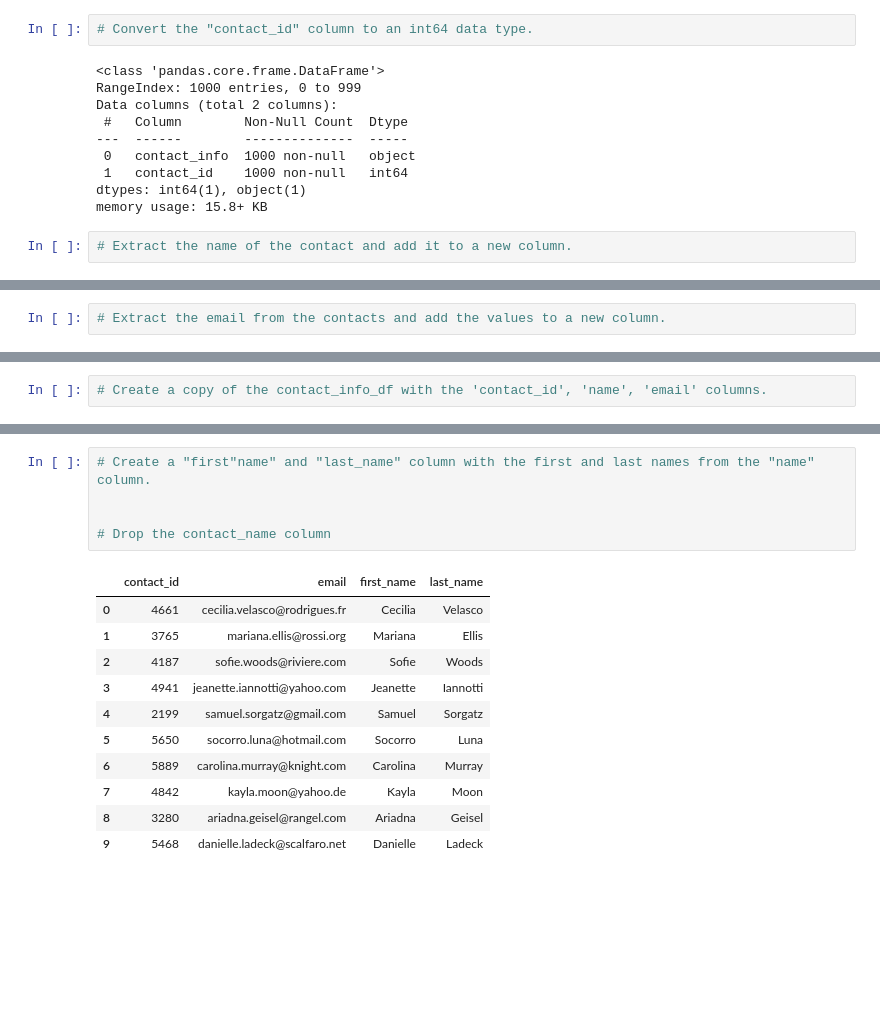
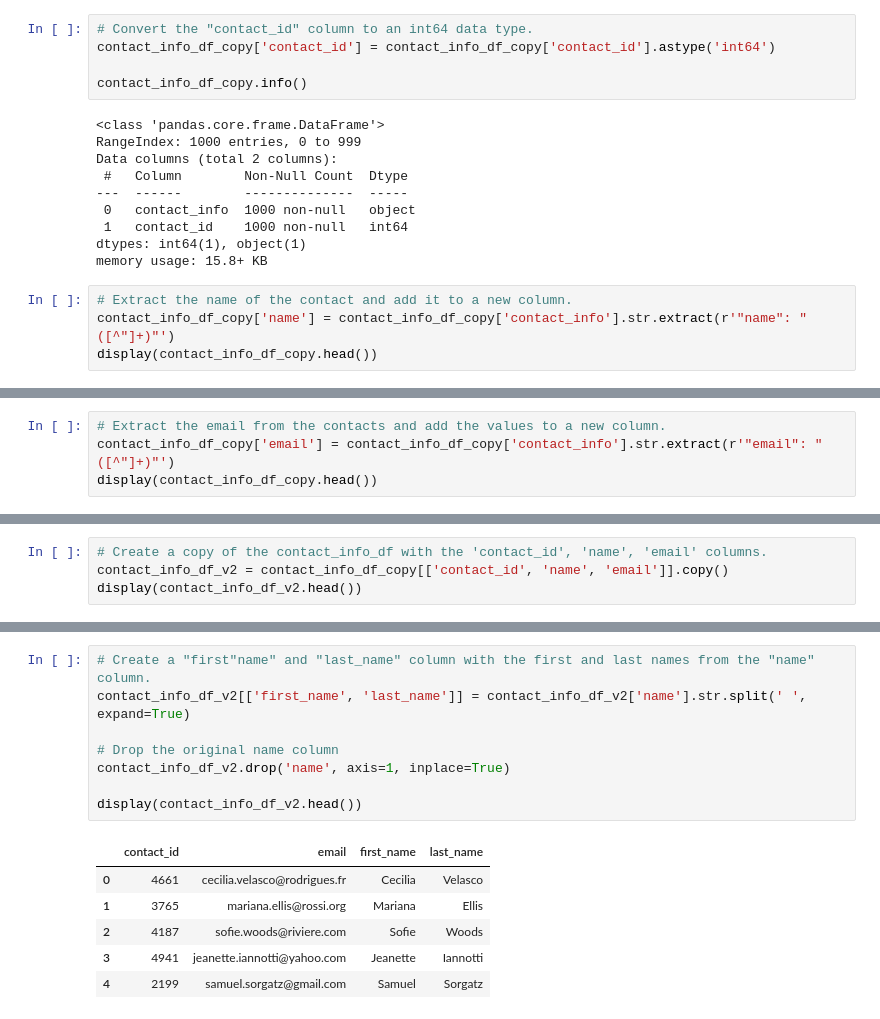
Before and after one commit to oscar-tlacuilo/Crowdfunding_ETL, a Jupyter notebook: ETL_Mini_Project_OTlacuilo_HRivera.ipynb, the cells around one changed output, grey strips where cells are left out. Cells and saved outputs as stored; diff of their text form; blank space fills up the shorter version.

```diff
--- a/ETL_Mini_Project_OTlacuilo_HRivera.ipynb
+++ b/ETL_Mini_Project_OTlacuilo_HRivera.ipynb
@@ -457,6 +484,9 @@ dtypes: object(2)
 memory usage: 15.8+ KB
 # %%
 # Convert the "contact_id" column to an int64 data type.
+contact_info_df_copy['contact_id'] = contact_info_df_copy['contact_id'].astype('int64')
+
+contact_info_df_copy.info()
 # %% [output]
 <class 'pandas.core.frame.DataFrame'>
 RangeIndex: 1000 entries, 0 to 999
@@ -469,6 +499,8 @@ dtypes: int64(1), object(1)
 memory usage: 15.8+ KB
 # %%
 # Extract the name of the contact and add it to a new column.
+contact_info_df_copy['name'] = contact_info_df_copy['contact_info'].str.extract(r'"name": "([^"]+)"')
+display(contact_info_df_copy.head())
 # %% [output]
 |  | contact_info | contact_id | name |
 | 0 | {"contact_id": 4661, "name": "Cec... | 4661 | Cecilia Velasco |
@@ -484,5 +511,7 @@ memory usage: 15.8+ KB
 # %%
 # Extract the email from the contacts and add the values to a new column.
+contact_info_df_copy['email'] = contact_info_df_copy['contact_info'].str.extract(r'"email": "([^"]+)"')
+display(contact_info_df_copy.head())
 # %% [output]
 |  | contact_info | contact_id | name | email |
 | 0 | {"contact_id": 4661, "name": "Cec... | 4661 | Cecilia Velasco | cecilia.velasco@rodrigues.fr |
@@ -498,5 +522,7 @@ memory usage: 15.8+ KB
 # %%
 # Create a copy of the contact_info_df with the 'contact_id', 'name', 'email' columns.
+contact_info_df_v2 = contact_info_df_copy[['contact_id', 'name', 'email']].copy()
+display(contact_info_df_v2.head())
 # %% [output]
 |  | contact_id | name | email |
 | 0 | 4661 | Cecilia Velasco | cecilia.velasco@rodrigues.fr |
@@ -512,19 +533,17 @@ memory usage: 15.8+ KB
 # %%
 # Create a "first"name" and "last_name" column with the first and last names from the "name" column.
+contact_info_df_v2[['first_name', 'last_name']] = contact_info_df_v2['name'].str.split(' ', expand=True)
 
+# Drop the original name column
+contact_info_df_v2.drop('name', axis=1, inplace=True)
 
-# Drop the contact_name column
+display(contact_info_df_v2.head())
 # %% [output]
 |  | contact_id | email | first_name | last_name |
 | 0 | 4661 | cecilia.velasco@rodrigues.fr | Cecilia | Velasco |
 | 1 | 3765 | mariana.ellis@rossi.org | Mariana | Ellis |
 | 2 | 4187 | sofie.woods@riviere.com | Sofie | Woods |
 | 3 | 4941 | jeanette.iannotti@yahoo.com | Jeanette | Iannotti |
 | 4 | 2199 | samuel.sorgatz@gmail.com | Samuel | Sorgatz |
-| 5 | 5650 | socorro.luna@hotmail.com | Socorro | Luna |
-| 6 | 5889 | carolina.murray@knight.com | Carolina | Murray |
-| 7 | 4842 | kayla.moon@yahoo.de | Kayla | Moon |
-| 8 | 3280 | ariadna.geisel@rangel.com | Ariadna | Geisel |
-| 9 | 5468 | danielle.ladeck@scalfaro.net | Danielle | Ladeck |
 # %%
 # Reorder the columns
```
Also changed, not shown: parts of 24 cells of this notebook, 8 other files.
